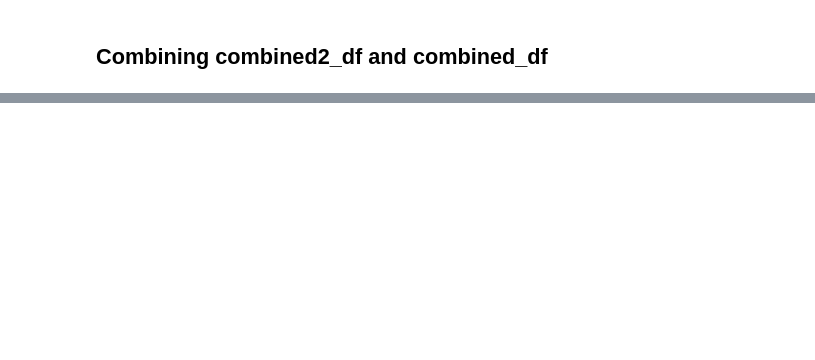
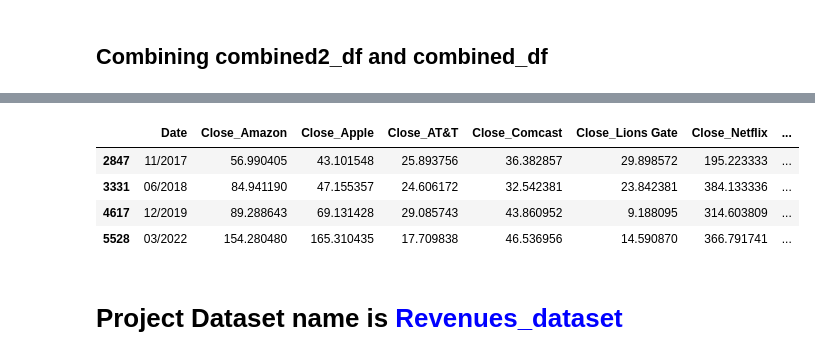
Before and after one commit to shreyashguptas/IMDbRatings-StockImpact, a Jupyter notebook: Project_dataset.ipynb, the cells around one changed output, grey strips where cells are left out. Saved outputs shown, nothing was run; the diff lists cells and outputs as text; code cells hidden in the pictures; blank space fills up the shorter version.

```diff
--- a/Project_dataset.ipynb
+++ b/Project_dataset.ipynb
@@ -686,0 +752,12 @@ Index(['Date', 'Date_index', 'Close_Amazon', 'Close_Apple', 'Close_AT&T',
+# %%
+# Filtering dataframes for a specific values
+filtered_df = project_dataset[project_dataset['Distributor'].str.contains('A24', case=False, na=False)]
+filtered_df.head()
+# %% [output]
+|  | Date | Close_Amazon | Close_Apple | Close_AT&T | Close_Comcast | Close_Lions Gate | Close_Netflix | ... |
+| 2847 | 11/2017 | 56.990405 | 43.101548 | 25.893756 | 36.382857 | 29.898572 | 195.223333 | ... |
+| 3331 | 06/2018 | 84.941190 | 47.155357 | 24.606172 | 32.542381 | 23.842381 | 384.133336 | ... |
+| 4617 | 12/2019 | 89.288643 | 69.131428 | 29.085743 | 43.860952 | 9.188095 | 314.603809 | ... |
+| 5528 | 03/2022 | 154.280480 | 165.310435 | 17.709838 | 46.536956 | 14.590870 | 366.791741 | ... |
+# %% [markdown]
+# Project Dataset name is <span style="color:Blue">Revenues_dataset</span>
```
Also changed, not shown: parts of 15 cells of this notebook.
